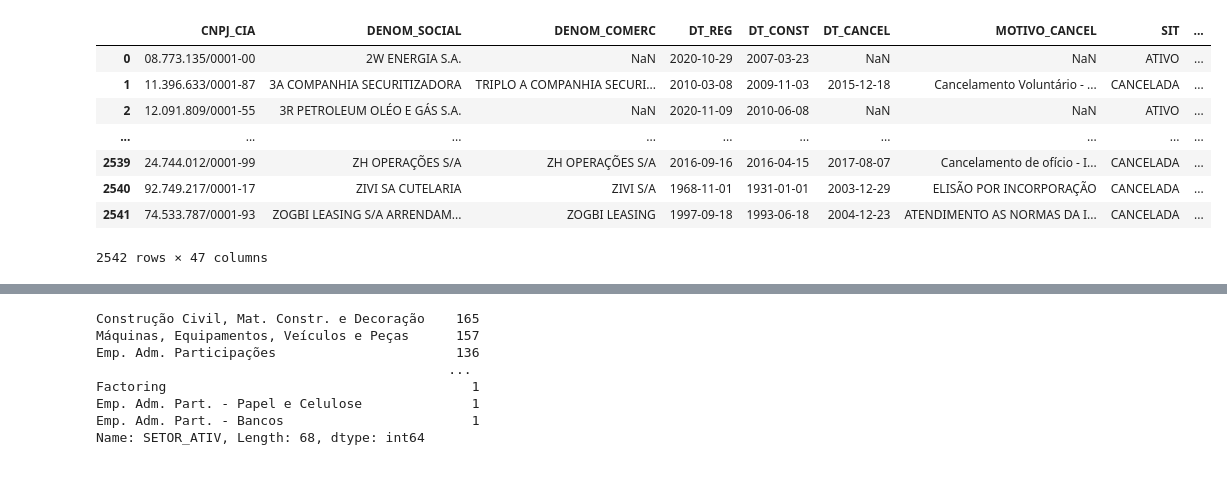
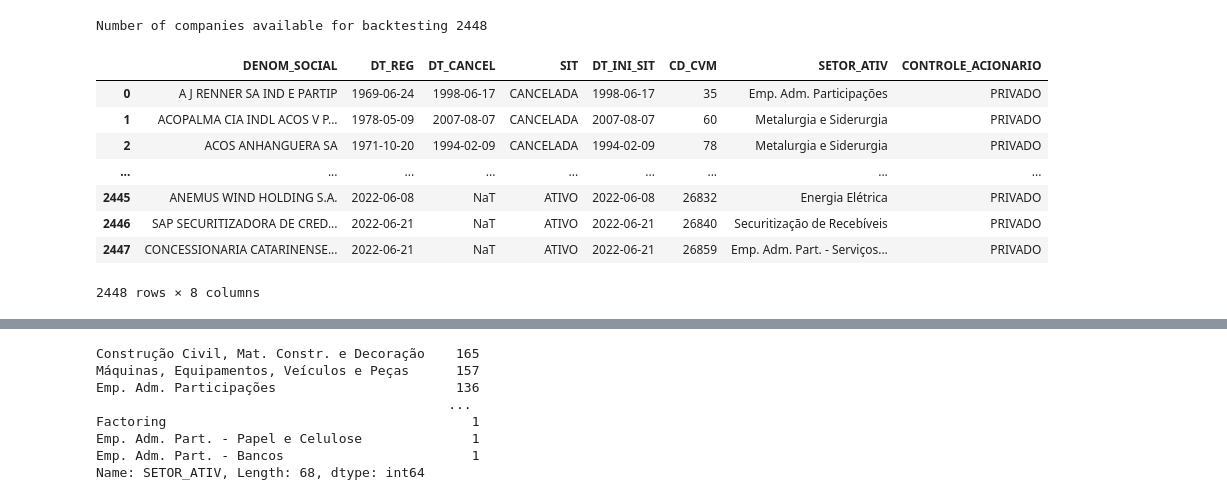
Before and after one commit to AlgebraQuant/MagicFormula, a Jupyter notebook: src/1_included_companies.ipynb, the cells around one changed output, grey strips where cells are left out. Drawn from its saved outputs; the diff is of its cells as text; code cells hidden in the pictures.

```diff
--- a/src/1_included_companies.ipynb
+++ b/src/1_included_companies.ipynb
@@ -5,15 +5,29 @@ pd.options.display.max_rows = 6
 # %%
 # Carregar tabela da CVM com os cadastros das empresas de capita aberto
 CVM_PATH = "../data/external/cad_cia_aberta.csv"
-df = pd.read_csv(CVM_PATH, sep=";", encoding="iso-8859-1")
+df = pd.read_csv(
+    CVM_PATH, sep=";",
+    encoding="iso-8859-1",
+    parse_dates=['DT_REG', 'DT_INI_SIT', 'DT_CANCEL']
+)
+cols = ['DENOM_SOCIAL', 'DT_REG', 'DT_CANCEL', 'SIT', 'DT_INI_SIT', 'CD_CVM',
+       'SETOR_ATIV', 'CONTROLE_ACIONARIO']
+df = (df
+    .loc[:, cols]
+    .sort_values('DT_INI_SIT', ignore_index=True)
+    .drop_duplicates(subset="CD_CVM", keep="last")
+    .sort_values("CD_CVM", ignore_index=True)
+)
+print('Number of companies available for backtesting', df.CD_CVM.nunique())
 df
 # %% [output]
+Number of companies available for backtesting 2448
-|  | CNPJ_CIA | DENOM_SOCIAL | DENOM_COMERC | DT_REG | DT_CONST | DT_CANCEL | MOTIVO_CANCEL | SIT | ... |
-| 0 | 08.773.135/0001-00 | 2W ENERGIA S.A. | NaN | 2020-10-29 | 2007-03-23 | NaN | NaN | ATIVO | ... |
-| 1 | 11.396.633/0001-87 | 3A COMPANHIA SECURITIZADORA | TRIPLO A COMPANHIA SECURI... | 2010-03-08 | 2009-11-03 | 2015-12-18 | Cancelamento Voluntário - ... | CANCELADA | ... |
-| 2 | 12.091.809/0001-55 | 3R PETROLEUM OLÉO E GÁS S.A. | NaN | 2020-11-09 | 2010-06-08 | NaN | NaN | ATIVO | ... |
-| ... | ... | ... | ... | ... | ... | ... | ... | ... | ... |
-| 2539 | 24.744.012/0001-99 | ZH OPERAÇÕES S/A | ZH OPERAÇÕES S/A | 2016-09-16 | 2016-04-15 | 2017-08-07 | Cancelamento de ofício - I... | CANCELADA | ... |
-| 2540 | 92.749.217/0001-17 | ZIVI SA CUTELARIA | ZIVI S/A | 1968-11-01 | 1931-01-01 | 2003-12-29 | ELISÃO POR INCORPORAÇÃO | CANCELADA | ... |
-| 2541 | 74.533.787/0001-93 | ZOGBI LEASING S/A ARRENDAM... | ZOGBI LEASING | 1997-09-18 | 1993-06-18 | 2004-12-23 | ATENDIMENTO AS NORMAS DA I... | CANCELADA | ... |
+|  | DENOM_SOCIAL | DT_REG | DT_CANCEL | SIT | DT_INI_SIT | CD_CVM | SETOR_ATIV | CONTROLE_ACIONARIO |
+| 0 | A J RENNER SA IND E PARTIP | 1969-06-24 | 1998-06-17 | CANCELADA | 1998-06-17 | 35 | Emp. Adm. Participações | PRIVADO |
+| 1 | ACOPALMA CIA INDL ACOS V P... | 1978-05-09 | 2007-08-07 | CANCELADA | 2007-08-07 | 60 | Metalurgia e Siderurgia | PRIVADO |
+| 2 | ACOS ANHANGUERA SA | 1971-10-20 | 1994-02-09 | CANCELADA | 1994-02-09 | 78 | Metalurgia e Siderurgia | PRIVADO |
+| ... | ... | ... | ... | ... | ... | ... | ... | ... |
+| 2445 | ANEMUS WIND HOLDING S.A. | 2022-06-08 | NaT | ATIVO | 2022-06-08 | 26832 | Energia Elétrica | PRIVADO |
+| 2446 | SAP SECURITIZADORA DE CRED... | 2022-06-21 | NaT | ATIVO | 2022-06-21 | 26840 | Securitização de Recebíveis | PRIVADO |
+| 2447 | CONCESSIONARIA CATARINENSE... | 2022-06-21 | NaT | ATIVO | 2022-06-21 | 26859 | Emp. Adm. Part. - Serviços... | PRIVADO |
-2542 rows × 47 columns
+2448 rows × 8 columns
```
Also changed, not shown: parts of 6 cells of this notebook, 1 other file.
